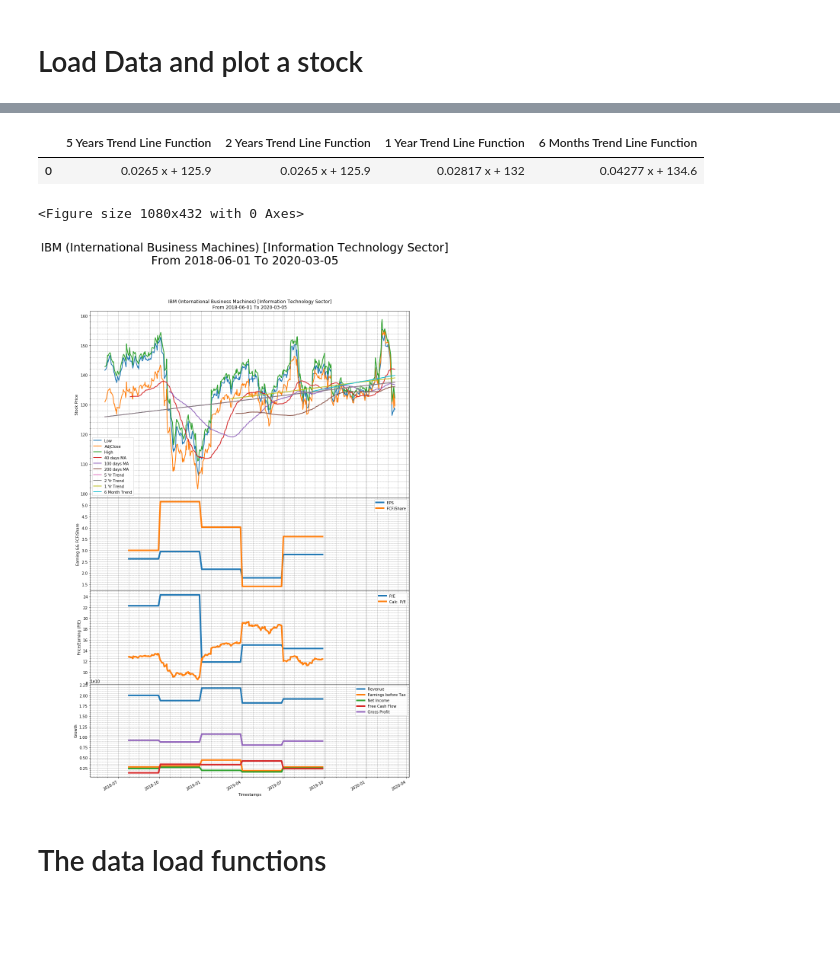
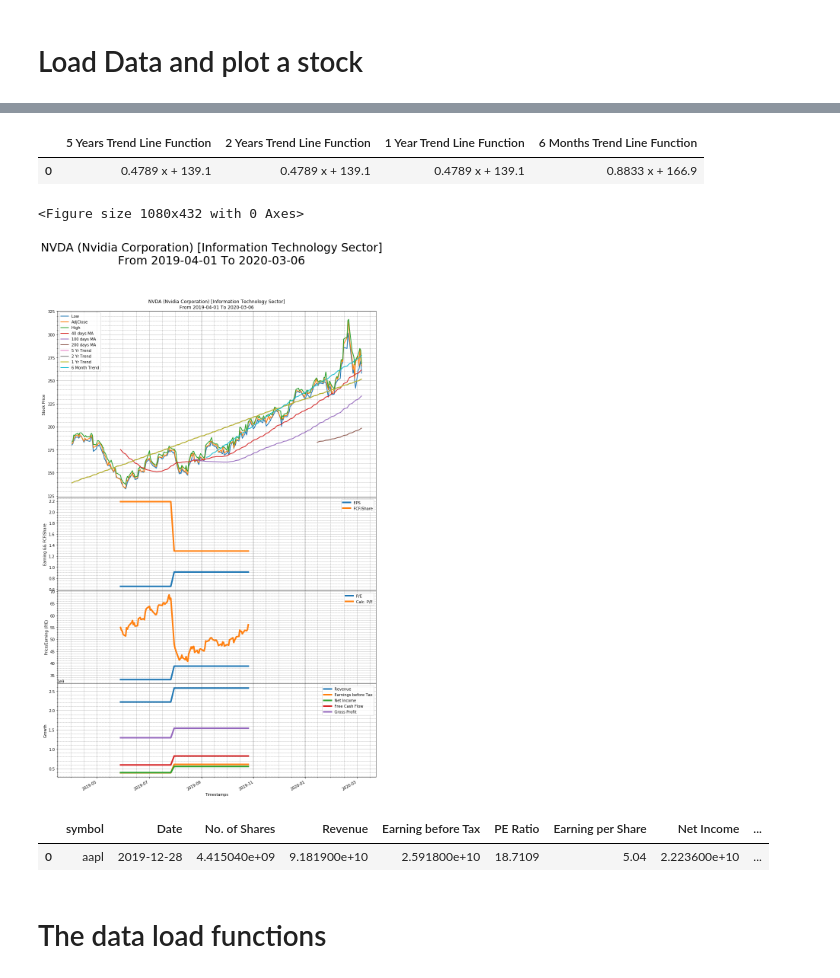
Before and after one commit to sabawi/getstockdata, a Jupyter notebook: test_data.ipynb, the cells around one changed output, grey strips where cells are left out. Saved outputs shown, nothing was run; the diff lists cells and outputs as text; code cells hidden in the pictures; blank space fills up the shorter version.

Commit message:
adding more plotting functions

```diff
--- a/test_data.ipynb
+++ b/test_data.ipynb
@@ -30,7 +30,7 @@ sd.set_data_directory('./data/')
 stock_count, stock_fields, sp_df = sd.GetSP500_List()
 # %%
 # Set stock symbol
-mystock = 'MSFT'
+mystock = 'jpm'
 sd.set_stock(mystock)
 # %%
 stock_info = sd.get_stock_info(mystock)
@@ -85,13 +82,19 @@ sd.key_stat('ibm')
 # %%
 # Plot another stock
+sd.set_stock('nvda')
 price_df = sd.GetStockDataFrame(sd.get_stock())
-price_df_test = sd.DatesRange(price_df, '2018-06-01')
+price_df_test = sd.DatesRange(price_df, '2019-04-01')
 sd.plot_basic_charts(sd.get_stock(),price_df_test)
 # %% [output]
 |  | 5 Years Trend Line Function | 2 Years Trend Line Function | 1 Year Trend Line Function | 6 Months Trend Line Function |
-| 0 | 0.0265 x + 125.9 | 0.0265 x + 125.9 | 0.02817 x + 132 | 0.04277 x + 134.6 |
+| 0 | 0.4789 x + 139.1 | 0.4789 x + 139.1 | 0.4789 x + 139.1 | 0.8833 x + 166.9 |
 <Figure size 1080x432 with 0 Axes>
-[figure, old version]
+[figure, new version]
+# %%
+sd.key_stat('aapl')
+# %% [output]
+|  | symbol | Date | No. of Shares | Revenue | Earning before Tax | PE Ratio | Earning per Share | Net Income | ... |
+| 0 | aapl | 2019-12-28 | 4.415040e+09 | 9.181900e+10 | 2.591800e+10 | 18.7109 | 5.04 | 2.223600e+10 | ... |
 # %% [markdown]
 # The data load functions
 # %%
```
Also changed, not shown: parts of 24 cells of this notebook, 1 other file.
